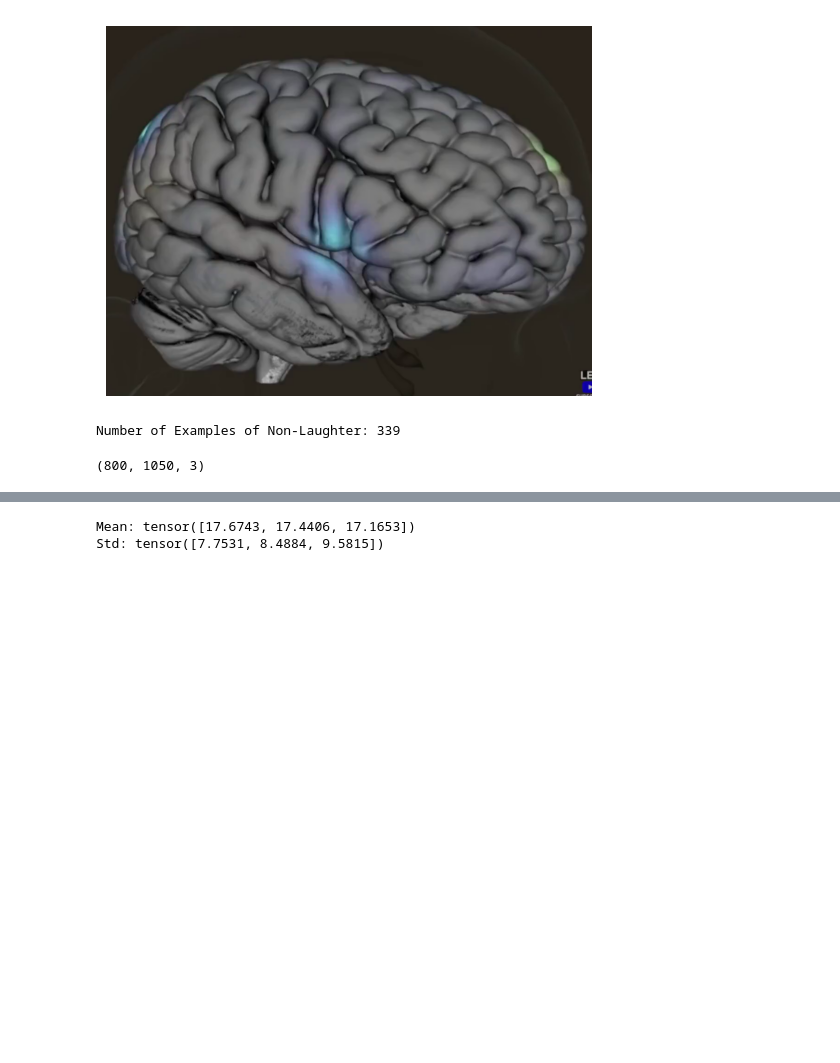
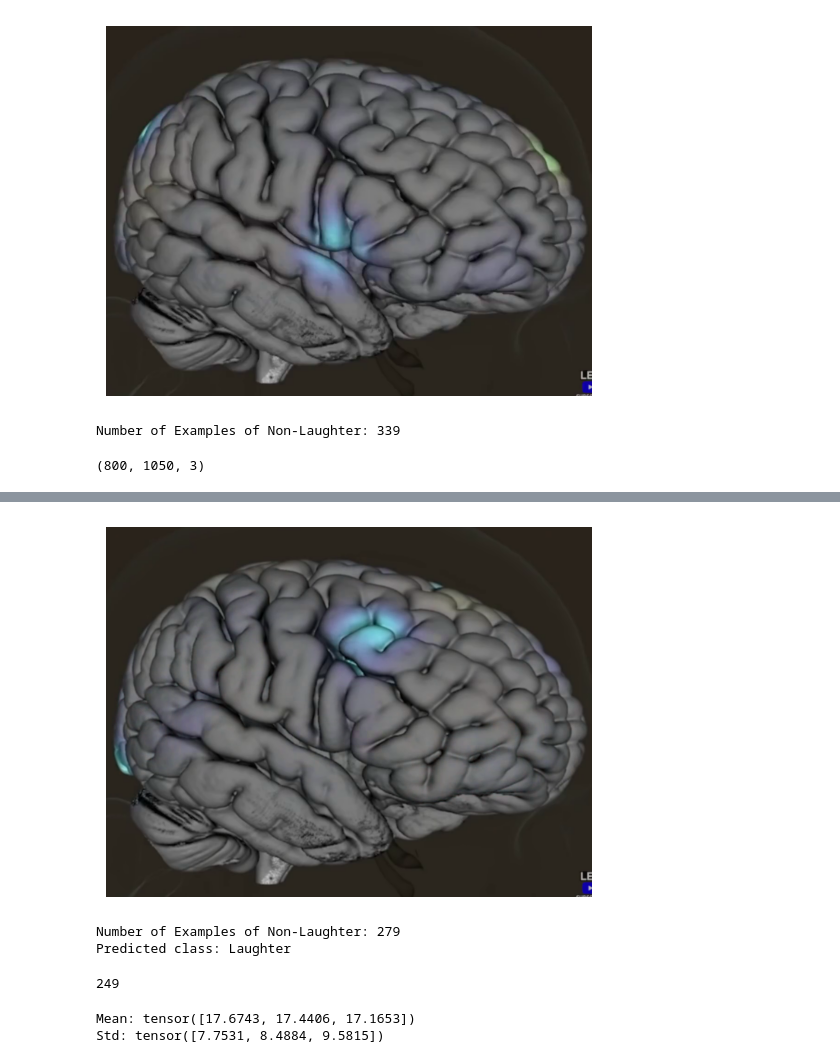
Before and after one commit to efwoods/kernel-brain-data, a Jupyter notebook: notebooks/lex-only-training-data.ipynb, the cells around one changed output, grey strips where cells are left out. Drawn from its saved outputs; the diff is of its cells as text; code cells hidden in the pictures; blank space fills up the shorter version.

```diff
--- a/notebooks/lex-only-training-data.ipynb
+++ b/notebooks/lex-only-training-data.ipynb
@@ -587,3 +687,34 @@ Number of Examples of Non-Laughter: 339
+# %%
+index = 0
+# %%
+
+index += 1
+index %= len(lex_brain_laughter_only_np)
+image = lex_brain_laughter_only_np[index]
+image = PIL_Image.fromarray(image.astype(np.uint8)).convert("RGB")
+image = neural_data_model.transform(image).unsqueeze(0)  # Add batch dimension
+
+plt.imshow(lex_brain_laughter_only_np[index])
+plt.axis('off')
+plt.show()
+print(f"Number of Examples of Non-Laughter: {len(lex_brain_laughter_only_np)}")
+
+neural_data_model.eval()
+# Perform inference
+with torch.no_grad():
+    output = neural_data_model(image)
+    _, predicted = torch.max(output, 1)
+    prediction = torch.argmax(output, dim=1).item()
+
+# Interpret result
+classes = ["Non-Laughter", "Laughter"]
+print(f"Predicted class: {classes[prediction]}")
+index
+# %% [output]
+[figure, added]
+Number of Examples of Non-Laughter: 279
+Predicted class: Laughter
+249
 # %%
 # Computing the Mean and Variance to Normalize the data:
 
```
Also changed, not shown: parts of 9 cells of this notebook, 1 other file.
